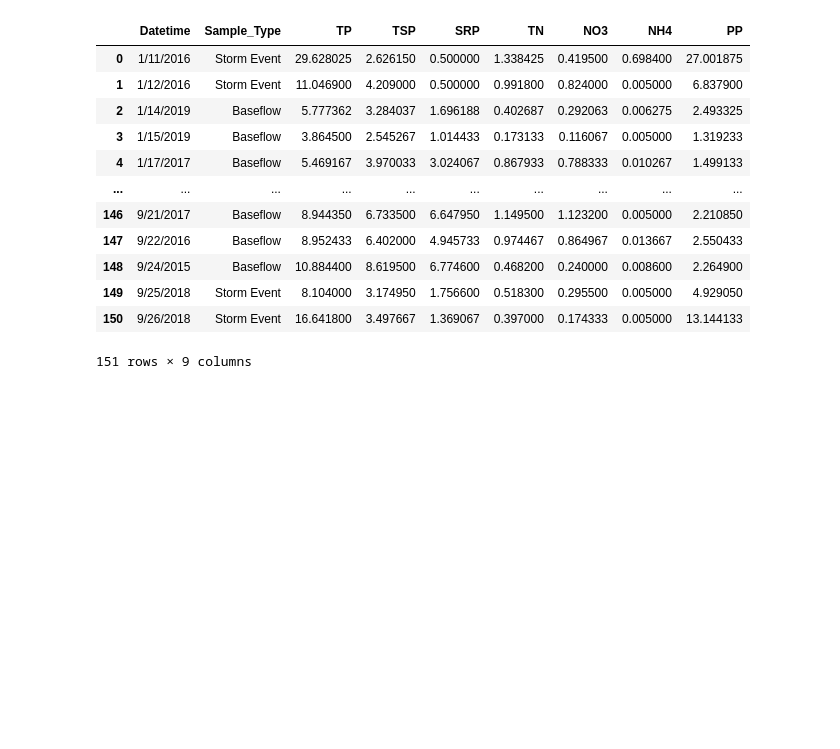
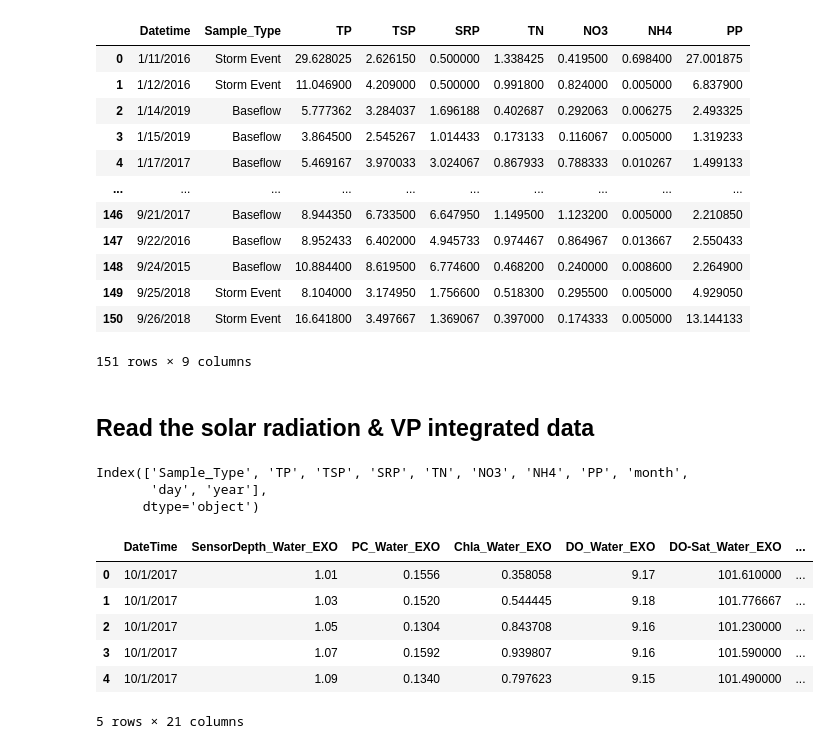
Before and after one commit to anirban-a/JeffersonProject, a Jupyter notebook: EDA/data.wrangling/nutrients_data_wrangle.ipynb, the cells around one changed output. Saved outputs shown, nothing was run; the diff lists cells and outputs as text; code cells hidden in the pictures; blank space fills up the shorter version.

Commit message:
merged nutrients data

```diff
--- a/EDA/data.wrangling/nutrients_data_wrangle.ipynb
+++ b/EDA/data.wrangling/nutrients_data_wrangle.ipynb
@@ -96,0 +107,26 @@ df.groupby(['Datetime', 'Sample_Type'], as_index=False)['TP', 'TSP', 'SRP', 'TN'
+# %%
+df = df.loc[:, df.columns != 'Datetime']
+# %% [markdown]
+## Read the solar radiation & VP integrated data
+# %%
+vp_solar_df = pd.read_csv(data_path + 'final_vp_data_2017_to_2019.csv')
+# %%
+df.columns
+# %% [output]
+Index(['Sample_Type', 'TP', 'TSP', 'SRP', 'TN', 'NO3', 'NH4', 'PP', 'month',
+       'day', 'year'],
+      dtype='object')
+# %%
+df_mean = df.groupby(['year','month'], as_index=False)['Sample_Type', 'TP', 'TSP', 'SRP', 'TN', 'NO3', 'NH4', 'PP'].mean()
+# %%
+merged = vp_solar_df.merge(df_mean, on=['year','month' ], how='left')
+# %%
+merged.head()
+# %% [output]
+|  | DateTime | SensorDepth_Water_EXO | PC_Water_EXO | Chla_Water_EXO | DO_Water_EXO | DO-Sat_Water_EXO | ... |
+| 0 | 10/1/2017 | 1.01 | 0.1556 | 0.358058 | 9.17 | 101.610000 | ... |
+| 1 | 10/1/2017 | 1.03 | 0.1520 | 0.544445 | 9.18 | 101.776667 | ... |
+| 2 | 10/1/2017 | 1.05 | 0.1304 | 0.843708 | 9.16 | 101.230000 | ... |
+| 3 | 10/1/2017 | 1.07 | 0.1592 | 0.939807 | 9.16 | 101.590000 | ... |
+| 4 | 10/1/2017 | 1.09 | 0.1340 | 0.797623 | 9.15 | 101.490000 | ... |
+5 rows × 21 columns
```
Also changed, not shown: parts of 8 cells of this notebook, 3 other files.
